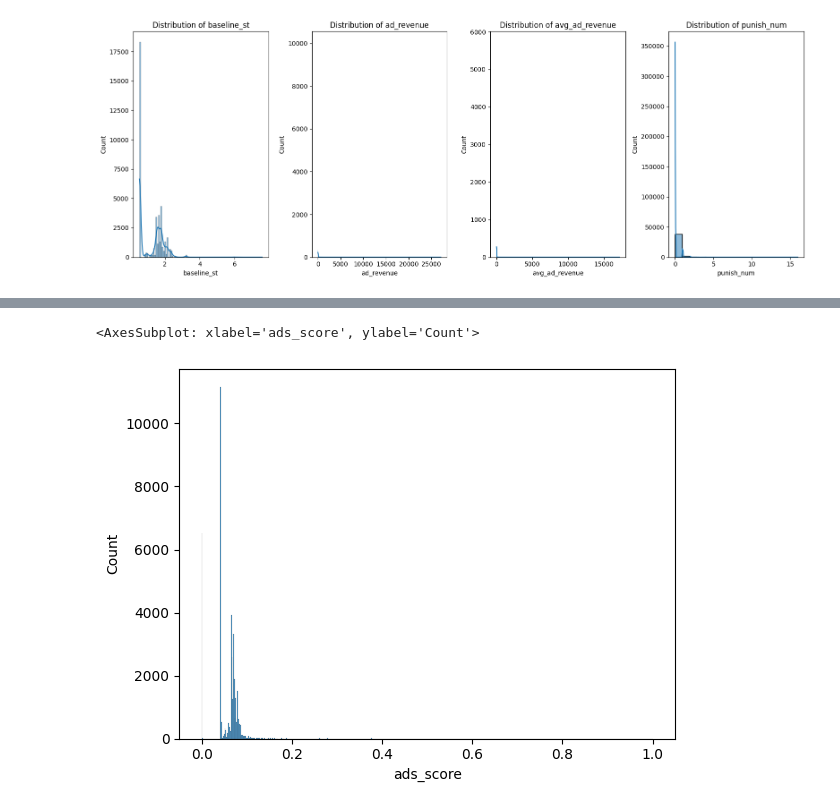
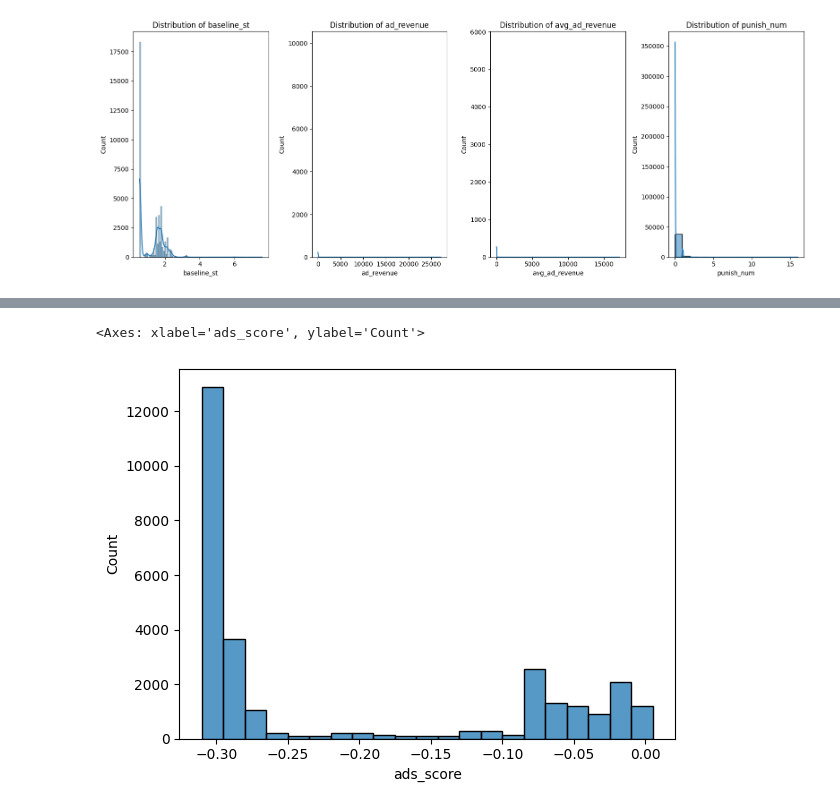
Before and after one commit to liuchennn1414/TikTok_Hungry_Ads, a Jupyter notebook: ads.ipynb, the cells around one changed output, grey strips where cells are left out. Drawn from its saved outputs; the diff is of its cells as text; code cells hidden in the pictures.

```diff
--- a/ads.ipynb
+++ b/ads.ipynb
@@ -227,7 +203,7 @@ from sklearn.preprocessing import StandardScaler
 # Initialize the StandardScaler
 scaler = StandardScaler()
 
-used[['punish_num_scaled', 'avg_ad_revenue_scaled', 'baseline_st_scaled', 'date_diff_bet_start_date_scaled', 'date_difference_bet_punish_date_scaled']] = scaler.fit_transform(used[['punish_num', 'avg_ad_revenue', 'baseline_st',
+used[['punish_num_scaled', 'avg_ad_revenue_scaled', 'ad_revenue_scaled','baseline_st_scaled', 'date_diff_bet_start_date_scaled', 'date_difference_bet_punish_date_scaled']] = scaler.fit_transform(used[['punish_num', 'avg_ad_revenue', 'ad_revenue', 'baseline_st',
        'date_difference_bet_start_date', 'date_difference_bet_punish_date']])
 
 used.describe()
@@ -261,9 +237,9 @@ See the caveats in the documentation: https://pandas.pydata.org/pandas-docs/stab
 # %%
-df2 = used[['punish_num_scaled', 'avg_ad_revenue_scaled', 'baseline_st_scaled', 'date_diff_bet_start_date_scaled', 'date_difference_bet_punish_date_scaled']]
+df2 = used[['punish_num_scaled', 'avg_ad_revenue_scaled', 'ad_revenue_scaled', 'baseline_st_scaled', 'date_diff_bet_start_date_scaled', 'date_difference_bet_punish_date_scaled']]
 
 
 df2['risk'] = 0.6*df2['punish_num_scaled'] + 0.4 * df2['date_difference_bet_punish_date_scaled']
-df2['profitability'] = df2['avg_ad_revenue_scaled']
+df2['profitability'] = 0.4*df2['avg_ad_revenue_scaled'] + 0.6*df2['ad_revenue_scaled']
 df2['urgency'] = - df2['date_diff_bet_start_date_scaled'] #the less days given, the more urgent
 df2['complexity'] = df2['baseline_st_scaled']
 
@@ -315,10 +283,10 @@ def min_max_scale(col):
 # %%
 ### adjust beta here
 
-beta0 = 0.2 # for risk
-beta1 = 0.2 # for profitability
-beta2 = 0.3 # for priority
-beta3 = 0.3 # for complexity
+beta0 = 0.35 # for risk
+beta1 = 0.35 # for profitability
+beta2 = 0.15 # for priority
+beta3 = 0.15 # for complexity
 
 
 # calculating score
@@ -348,0 +339,2 @@ print(df2[['ads_score']])
+# %%
+df3= df2[df2['ads_score'] <0.005]
@@ -349,7 +357,7 @@ print(df2[['ads_score']])
 # %%
-min_max_scale("ads_score")
+#min_max_scale("ads_score")
 
-sns.histplot(df2['ads_score'])
+sns.histplot(df3['ads_score'])
 # %% [output]
-<AxesSubplot: xlabel='ads_score', ylabel='Count'>
+<Axes: xlabel='ads_score', ylabel='Count'>
-[figure, old version]
+[figure, new version]
```
Also changed, not shown: parts of 43 cells of this notebook, 7 other files.
